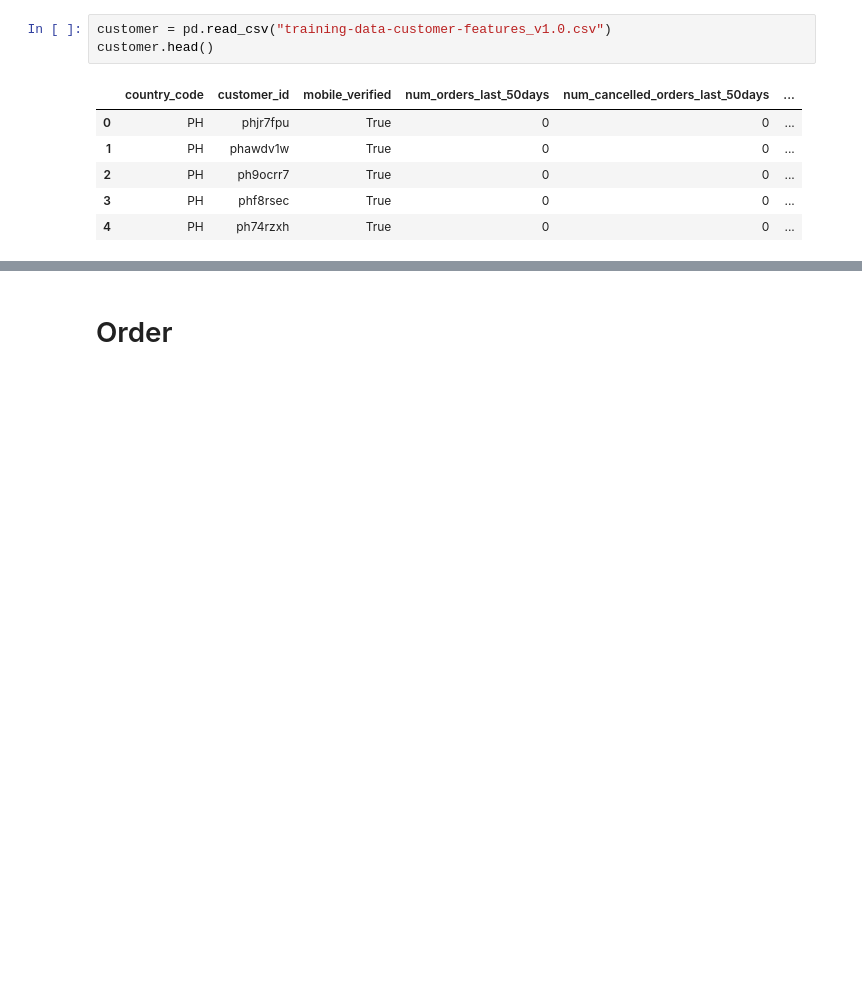
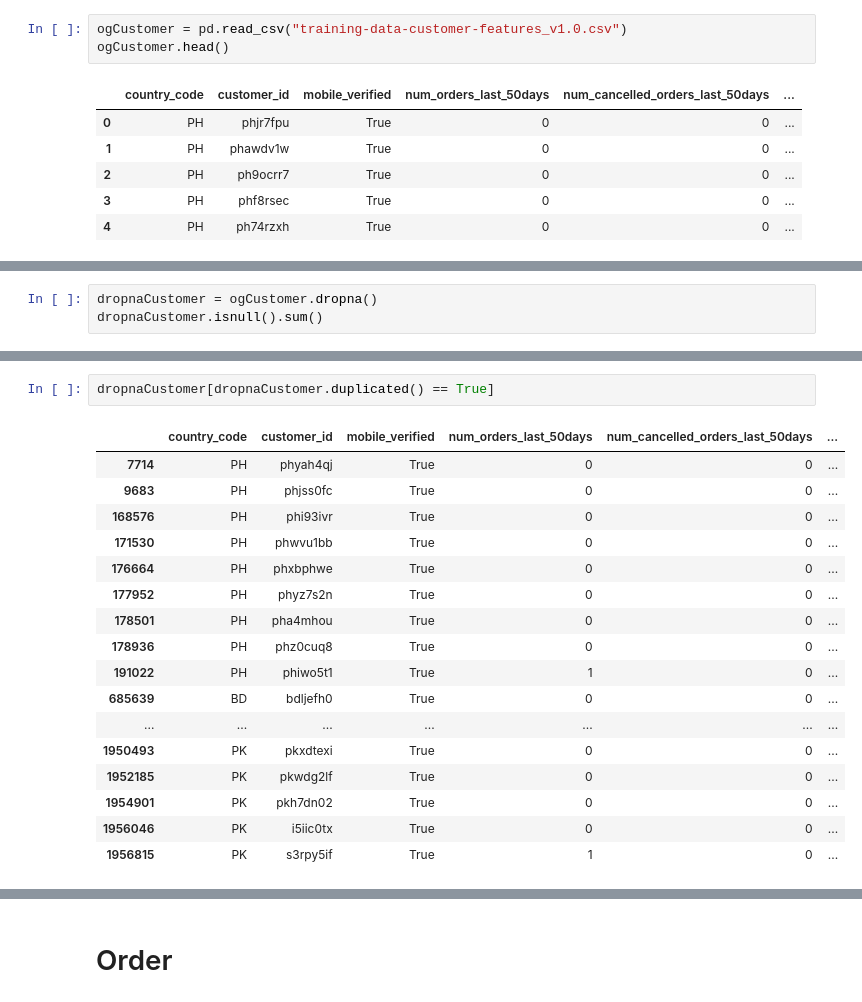
Before and after one commit to shoelesshoe/PAICA1, a Jupyter notebook: py/data_cleansing.ipynb, the cells around one changed output, grey strips where cells are left out. Drawn from its saved outputs; the diff is of its cells as text; blank space fills up the shorter version.

Commit message:
cleansed customer dataset

```diff
--- a/py/data_cleansing.ipynb
+++ b/py/data_cleansing.ipynb
@@ -6,8 +8,8 @@ import pandas as pd
 # %% [markdown]
 # Customer
 # %%
-customer = pd.read_csv("training-data-customer-features_v1.0.csv")
-customer.head()
+ogCustomer = pd.read_csv("training-data-customer-features_v1.0.csv")
+ogCustomer.head()
 # %% [output]
 |  | country_code | customer_id | mobile_verified | num_orders_last_50days | num_cancelled_orders_last_50days | ... |
 | 0 | PH | phjr7fpu | True | 0 | 0 | ... |
@@ -34,0 +44,3 @@ dtype: int64
+# %%
+dropnaCustomer = ogCustomer.dropna()
+dropnaCustomer.isnull().sum()
@@ -37,2 +62,22 @@ customer.duplicated().sum()
 # %% [output]
 34
+# %%
+dropnaCustomer[dropnaCustomer.duplicated() == True]
+# %% [output]
+|  | country_code | customer_id | mobile_verified | num_orders_last_50days | num_cancelled_orders_last_50days | ... |
+| 7714 | PH | phyah4qj | True | 0 | 0 | ... |
+| 9683 | PH | phjss0fc | True | 0 | 0 | ... |
+| 168576 | PH | phi93ivr | True | 0 | 0 | ... |
+| 171530 | PH | phwvu1bb | True | 0 | 0 | ... |
+| 176664 | PH | phxbphwe | True | 0 | 0 | ... |
+| 177952 | PH | phyz7s2n | True | 0 | 0 | ... |
+| 178501 | PH | pha4mhou | True | 0 | 0 | ... |
+| 178936 | PH | phz0cuq8 | True | 0 | 0 | ... |
+| 191022 | PH | phiwo5t1 | True | 1 | 0 | ... |
+| 685639 | BD | bdljefh0 | True | 0 | 0 | ... |
+| ... | ... | ... | ... | ... | ... | ... |
+| 1950493 | PK | pkxdtexi | True | 0 | 0 | ... |
+| 1952185 | PK | pkwdg2lf | True | 0 | 0 | ... |
+| 1954901 | PK | pkh7dn02 | True | 0 | 0 | ... |
+| 1956046 | PK | i5iic0tx | True | 0 | 0 | ... |
+| 1956815 | PK | s3rpy5if | True | 1 | 0 | ... |
```
Also changed, not shown: parts of 19 cells of this notebook.
